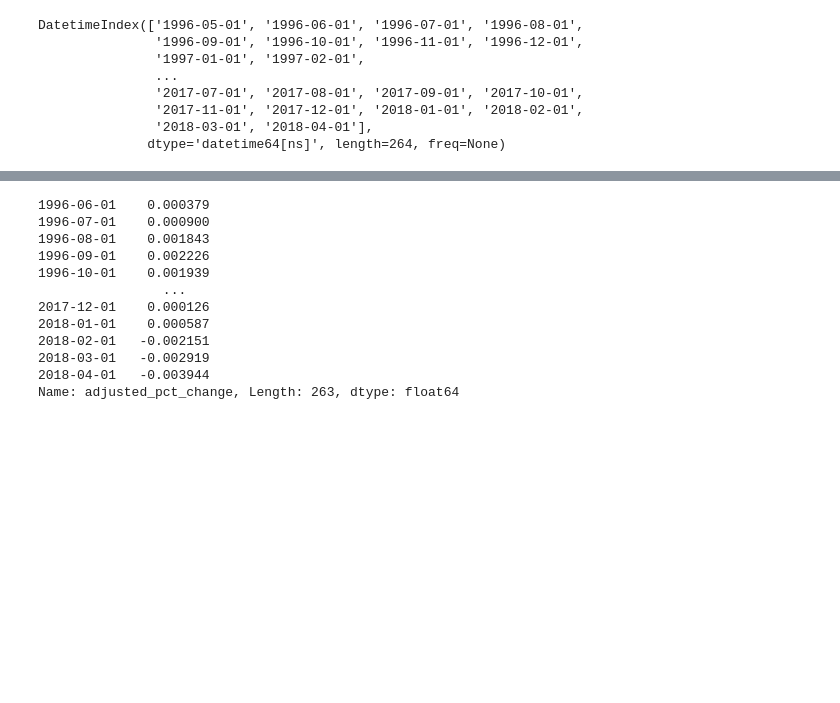
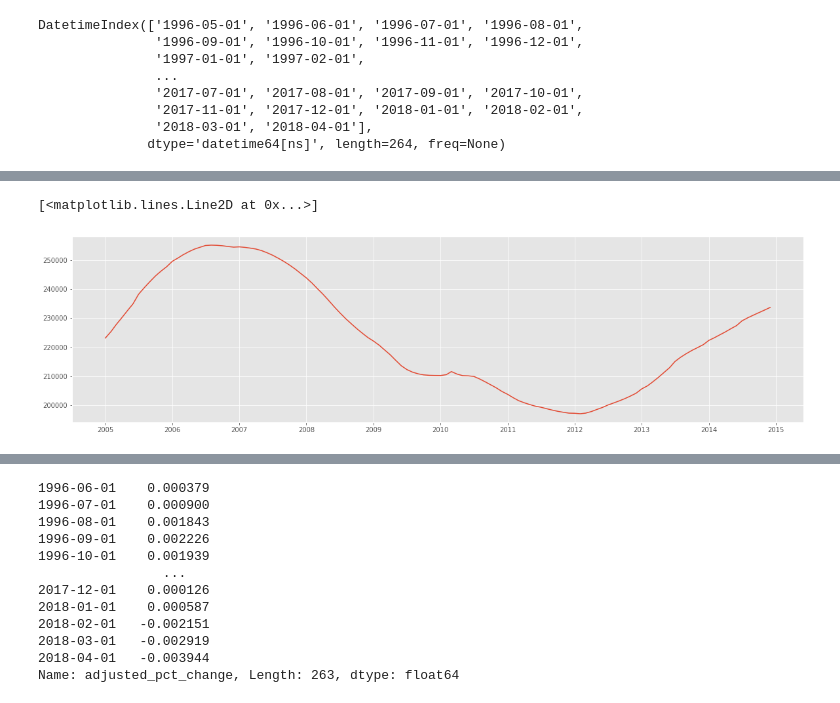
Before and after one commit to Ranykhalil/dsc-mod-4-project-v2-1-london-ds-02172020, a Jupyter notebook: time-series/New_notebook.ipynb, the cells around one changed output, grey strips where cells are left out. Drawn from its saved outputs; the diff is of its cells as text; code cells hidden in the pictures; blank space fills up the shorter version.

```diff
--- a/time-series/New_notebook.ipynb
+++ b/time-series/New_notebook.ipynb
@@ -515,0 +316,7 @@ plot_acf(inflation_merged['adjusted_pct_change'], lags=30)
+# %%
+plt.figure(figsize=(20,5.2))
+plt.plot(melt_data(df)['2005-01':'2014-12'])
+# plt.xticks('2004-01','2014-12')
+# %% [output]
+[<matplotlib.lines.Line2D at 0x...>]
+[figure, added]
```
Also changed, not shown: parts of 58 cells of this notebook.
